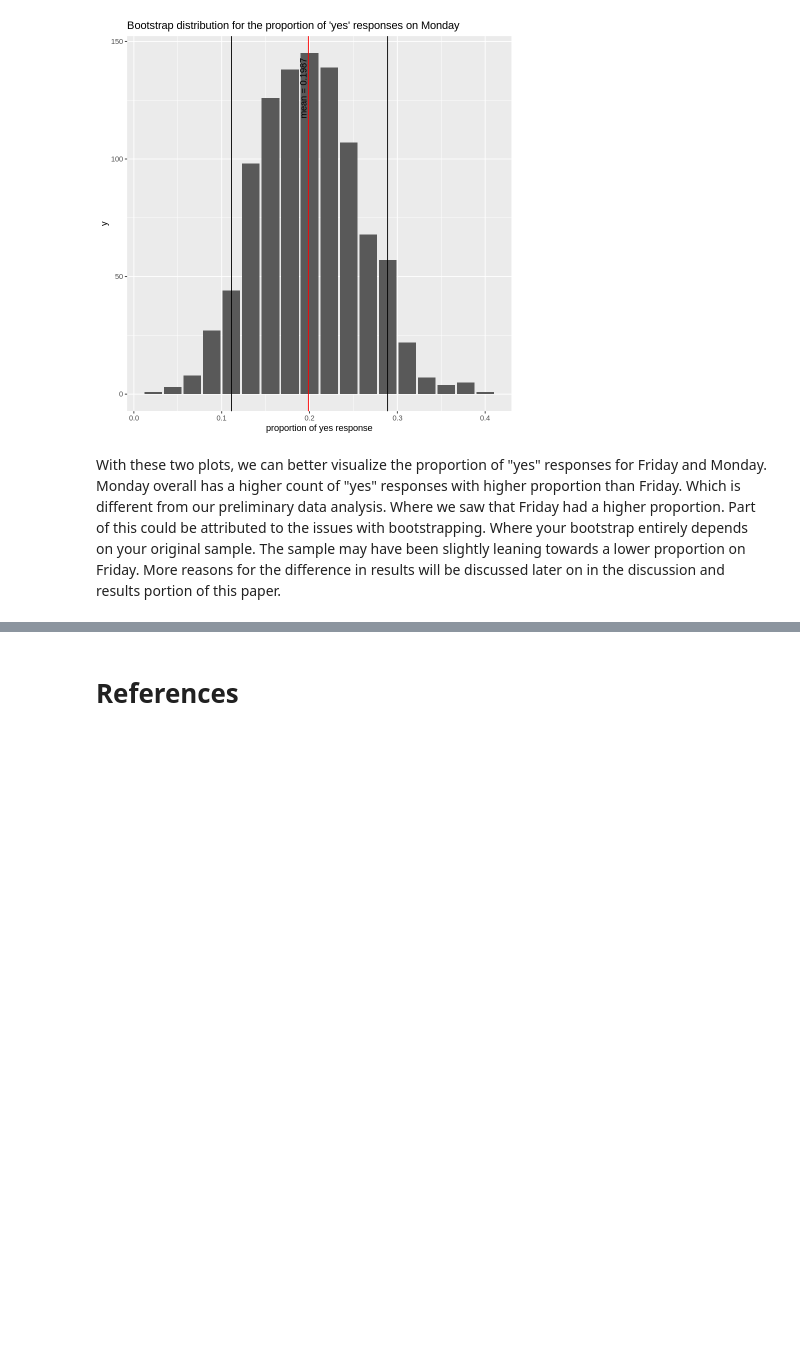
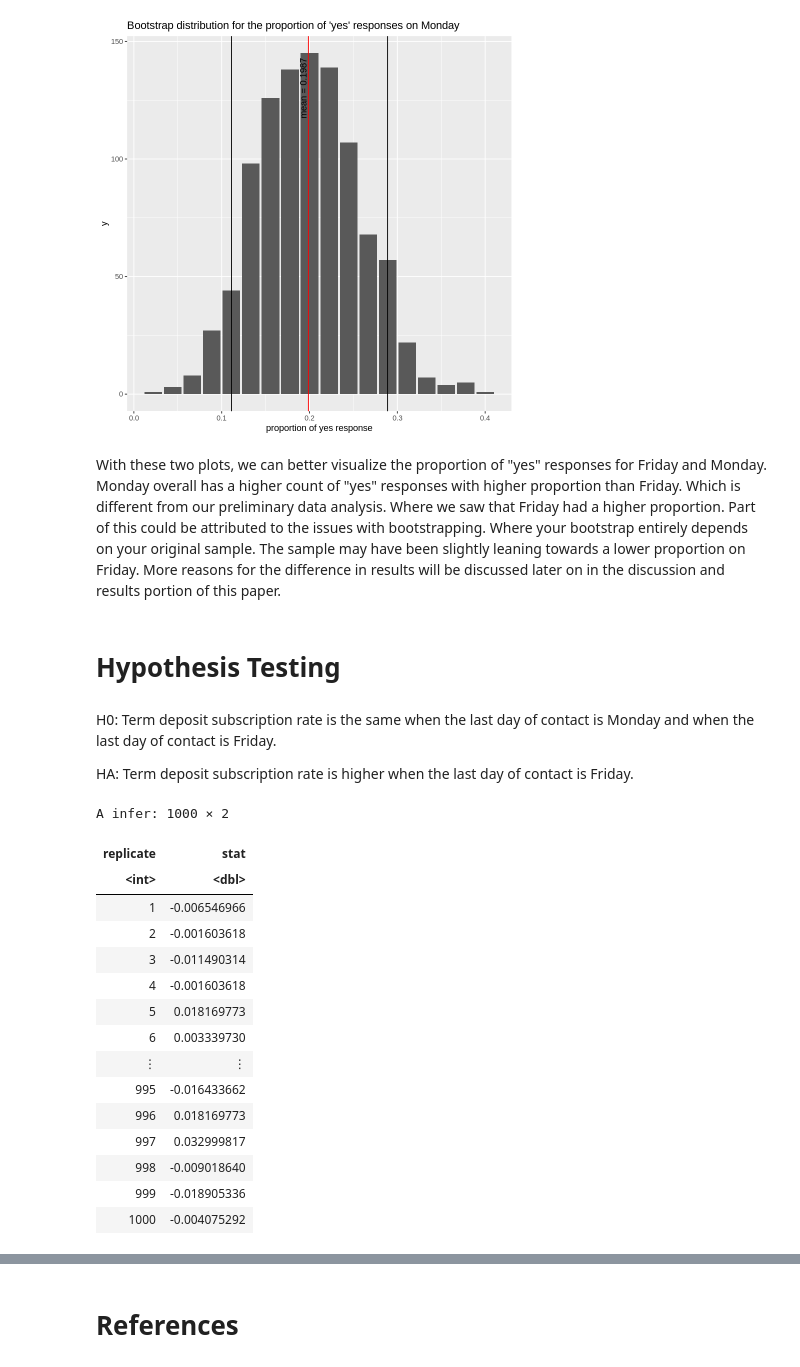
Before and after one commit to celike1/STAT201-Project, a Jupyter notebook: eda.ipynb, the cells around one changed output, grey strips where cells are left out. Cells and saved outputs as stored; diff of their text form; code cells hidden in the pictures; blank space fills up the shorter version.

```diff
--- a/eda.ipynb
+++ b/eda.ipynb
@@ -365,3 +347,35 @@ Warning message:
 [figure]
 # %% [markdown]
 With these two plots, we can better visualize the proportion of "yes" responses for Friday and Monday. Monday overall has a higher count of "yes" responses with higher proportion than Friday. Which is different from our preliminary data analysis. Where we saw that Friday had a higher proportion. Part of this could be attributed to the issues with bootstrapping. Where your bootstrap entirely depends on your original sample. The sample may have been slightly leaning towards a lower proportion on Friday. More reasons for the difference in results will be discussed later on in the discussion and results portion of this paper.
+# %% [markdown]
+# Hypothesis Testing
+# %% [markdown]
+H0: Term deposit subscription rate is the same when the last day of contact is Monday and when the last day of contact is Friday.
+
+HA: Term deposit subscription rate is higher when the last day of contact is Friday.
+# %%
+#infer package workflow
+null_distribution <- bank_data %>%
+  specify(formula = term_sub ~ day_of_week, success = "yes") %>%
+  hypothesize(null = "independence") %>%
+  generate(reps = 1000, type = "permute") %>%
+  calculate (stat = "diff in props", order = c("fri", "mon"))
+
+null_distribution
+# %% [output]
+A infer: 1000 × 2
+| replicate | stat |
+| <int> | <dbl> |
+| 1 | -0.006546966 |
+| 2 | -0.001603618 |
+| 3 | -0.011490314 |
+| 4 | -0.001603618 |
+| 5 | 0.018169773 |
+| 6 | 0.003339730 |
+| ⋮ | ⋮ |
+| 995 | -0.016433662 |
+| 996 | 0.018169773 |
+| 997 | 0.032999817 |
+| 998 | -0.009018640 |
+| 999 | -0.018905336 |
+| 1000 | -0.004075292 |
```
Also changed, not shown: parts of 11 cells of this notebook.
